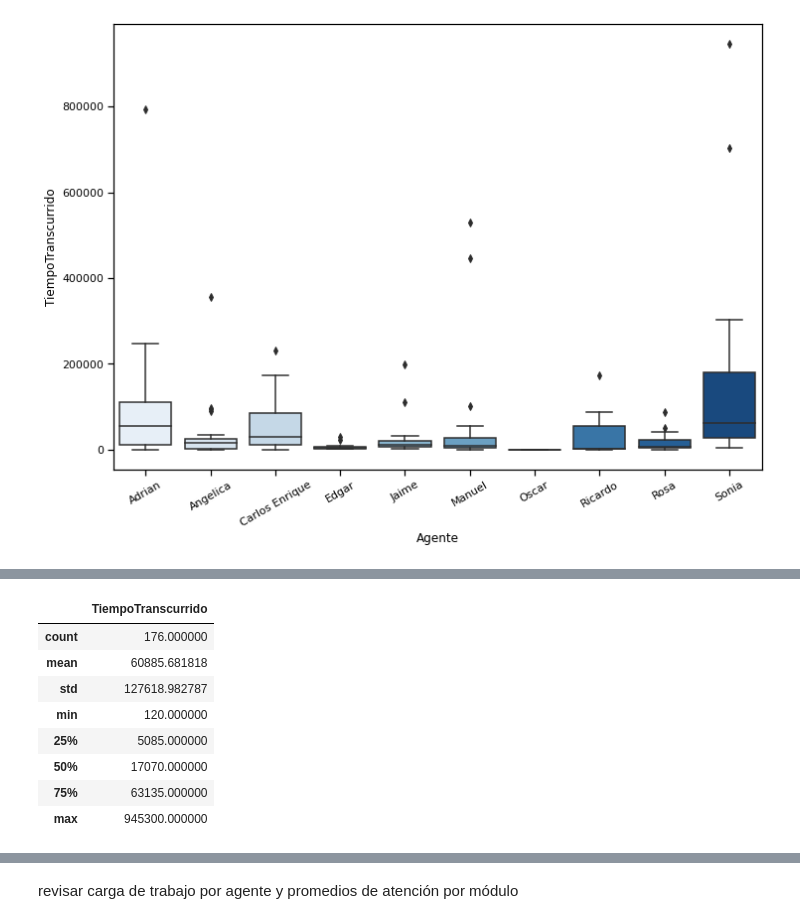
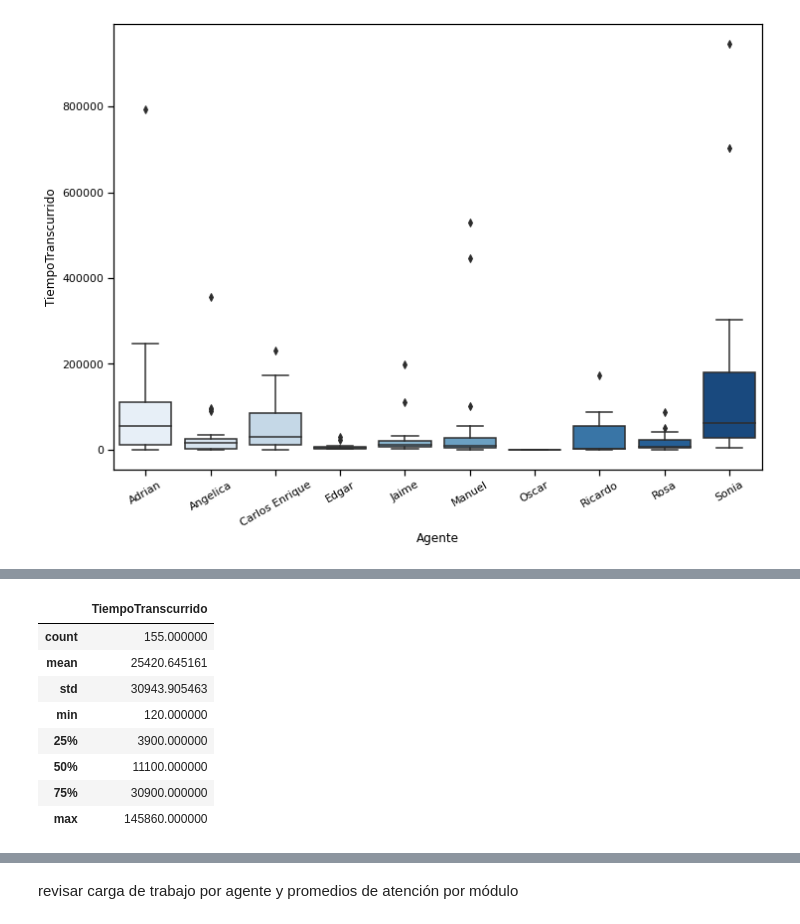
Before and after one commit to earandir/Data-Analyst, a Jupyter notebook: Modulo04/CheckPoint/Proyecto_CheckPoint.ipynb, the cells around one changed output, grey strips where cells are left out. Cells and saved outputs as stored; diff of their text form; code cells hidden in the pictures.

```diff
--- a/Modulo04/CheckPoint/Proyecto_CheckPoint.ipynb
+++ b/Modulo04/CheckPoint/Proyecto_CheckPoint.ipynb
@@ -354,0 +358,6 @@ sns.set_context('notebook')
+# %%
+iqr = soporte['TiempoTranscurrido'].quantile(0.75) - soporte['TiempoTranscurrido'].quantile(0.25)
+filtro_inferior = soporte['TiempoTranscurrido'] > soporte['TiempoTranscurrido'].quantile(0.25) - (iqr * 1.5)
+filtro_superior = soporte['TiempoTranscurrido'] < soporte['TiempoTranscurrido'].quantile(0.75) + (iqr * 1.5)
+
+soporte_filtrado = soporte[filtro_inferior & filtro_superior]
@@ -355,12 +372,12 @@ sns.set_context('notebook')
 # %%
-soporte.describe()
+soporte_filtrado.describe()
 # %% [output]
 |  | TiempoTranscurrido |
-| count | 176.000000 |
-| mean | 60885.681818 |
-| std | 127618.982787 |
+| count | 155.000000 |
+| mean | 25420.645161 |
+| std | 30943.905463 |
 | min | 120.000000 |
-| 25% | 5085.000000 |
-| 50% | 17070.000000 |
-| 75% | 63135.000000 |
-| max | 945300.000000 |
+| 25% | 3900.000000 |
+| 50% | 11100.000000 |
+| 75% | 30900.000000 |
+| max | 145860.000000 |
```
Also changed, not shown: parts of 6 cells of this notebook.
